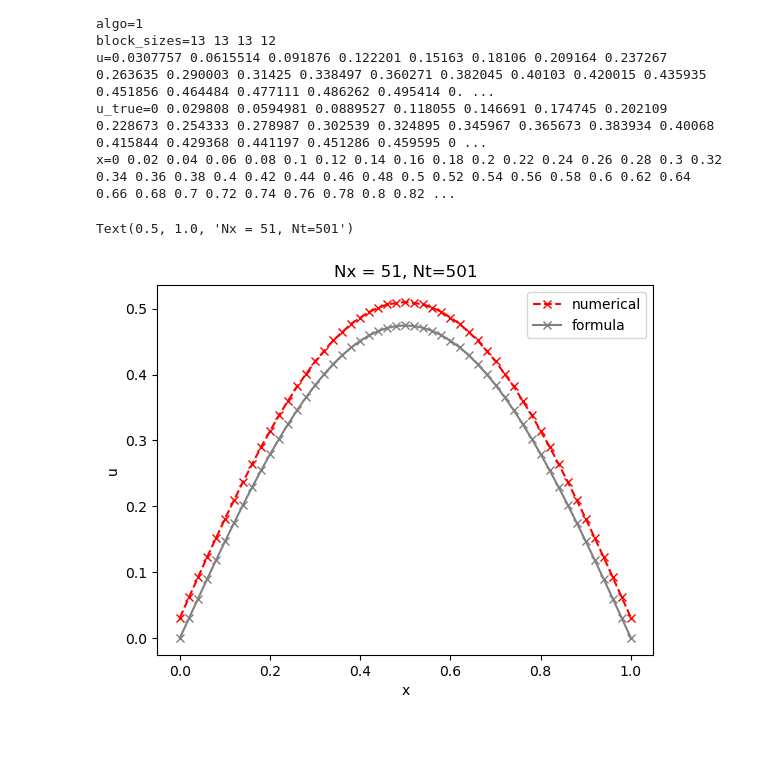
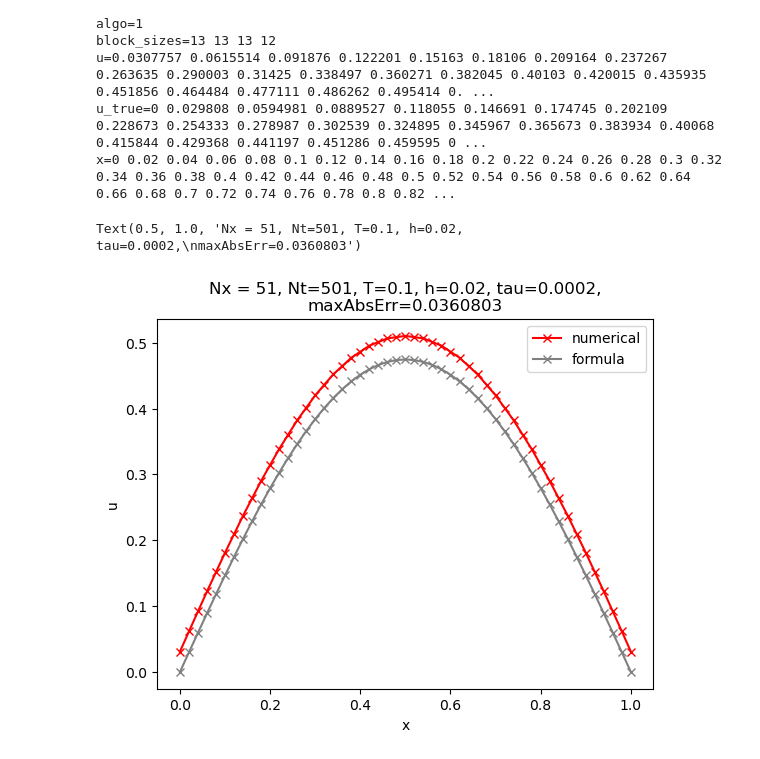
Before and after one commit to abelhse/hpc_hw3, a Jupyter notebook: task1.ipynb, the cells around one changed output. Saved outputs shown, nothing was run; the diff lists cells and outputs as text; code cells hidden in the pictures.

```diff
--- a/task1.ipynb
+++ b/task1.ipynb
@@ -5,7 +5,8 @@ import numpy as np
 import matplotlib.pyplot as plt
 # %%
 import pathlib
-out_file = pathlib.Path('./slurm-2319056.out')
+out_file = pathlib.Path('./out_task1/slurm-2319056.out')
+# out_file = pathlib.Path('./out_task1/slurm-2319305.out')
 # %%
 res = []
 with open(out_file, 'rt') as f:
@@ -46,12 +47,12 @@ x=0 0.02 0.04 0.06 0.08 0.1 0.12 0.14 0.16 0.18 0.2 0.22 0.24 0.26 0.28 0.3 0.32
 # %%
 # for j in range(0, u.shape[0], int(u.shape[0] / 10)):
 j=0
-plt.plot(d['x'], d['u'], ls='--', marker='x', c='red', label='numerical')
+plt.plot(d['x'], d['u'], marker='x', c='red', label='numerical')
 plt.plot(d['x'], d['u_true'] , marker='x', c='gray', label='formula')
 plt.ylabel('u')
 plt.xlabel('x')
 plt.legend()
-plt.title(f'Nx = {d["Nx_global"]}, Nt={d["Nt"]}')
+plt.title(f'Nx = {d["Nx_global"]}, Nt={d["Nt"]}, T={d["T"]}, h={d["h"]}, tau={d["tau"]},\nmaxAbsErr={d["maxAbsErr"]}')
 # %% [output]
-Text(0.5, 1.0, 'Nx = 51, Nt=501')
+Text(0.5, 1.0, 'Nx = 51, Nt=501, T=0.1, h=0.02, tau=0.0002,\nmaxAbsErr=0.0360803')
-[figure, old version]
+[figure, new version]
```
Also changed, not shown: 2 other files.
